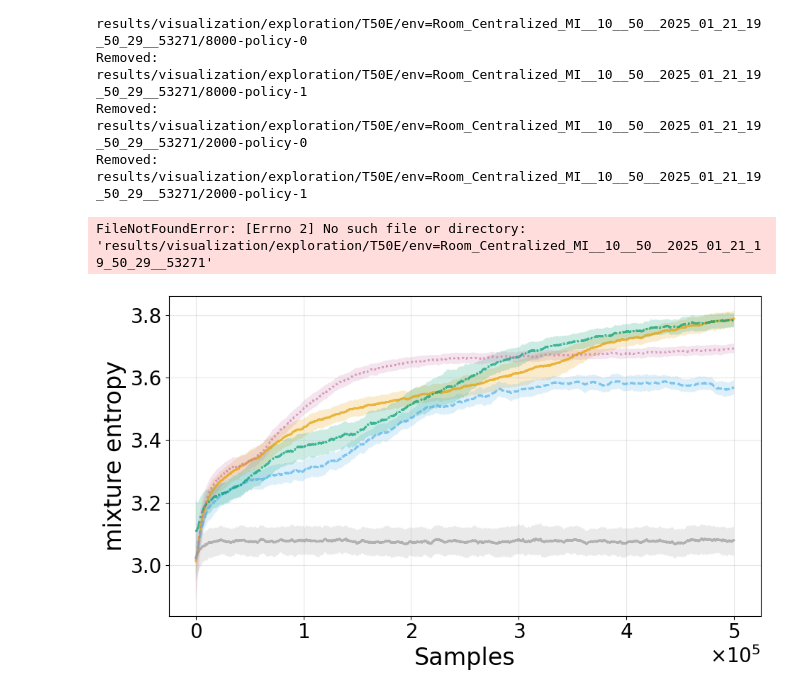
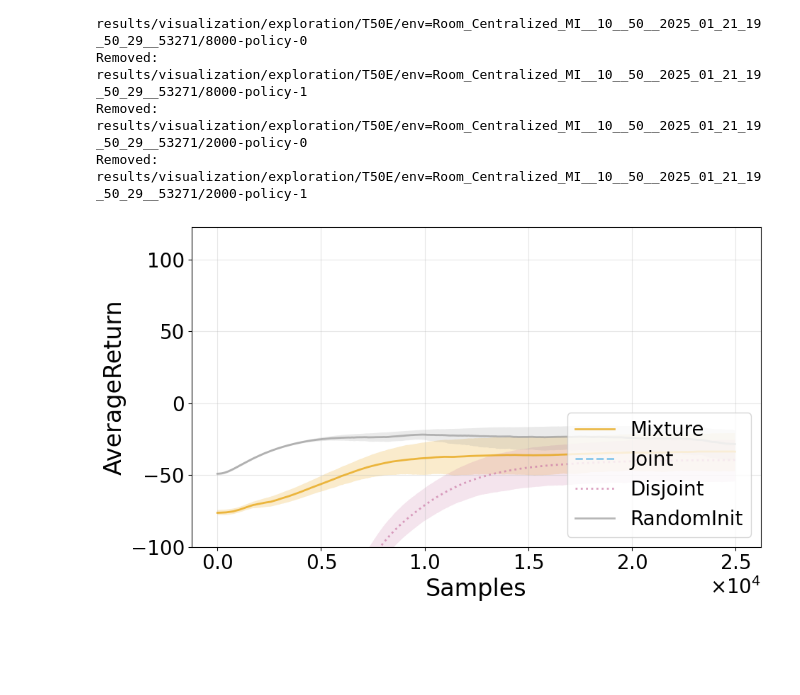
Before and after one commit to RiccZamboni/mepol, a Jupyter notebook: plotting.ipynb, the cells around one changed output. Cells and saved outputs as stored; diff of their text form; code cells hidden in the pictures; blank space fills up the shorter version.

```diff
--- a/plotting.ipynb
+++ b/plotting.ipynb
@@ -138,7 +138,7 @@ for folder in os.listdir(base_dir):
             print(f"Removed: {file_path}")
 # %%
 # Renaming Files as Folders
-base_dir = "results/visualization/exploration/T50E/"
+base_dir = "results/visualization/goal_rl/handreach/T25/"
 # Loop through all folders in the base directory
 for folder in os.listdir(base_dir):
     folder_path = os.path.join(base_dir, folder)
@@ -160,7 +160,7 @@ for folder in os.listdir(base_dir):
         print(f"Renamed: {file_path} -> {new_file_path}")
 # %%
 # Move Files in Main Folder and delete old folders
-parent_folder = "results/visualization/exploration/T50E/"
+parent_folder = "results/visualization/goal_rl/handreach/T25/"
 # Walk through the directory tree
 for root, dirs, files in os.walk(parent_folder, topdown=False):
     # Move all files in the current folder to the parent folder
@@ -186,7 +186,7 @@ for root, dirs, files in os.walk(parent_folder, topdown=False):
             print(f"Could not delete folder {root}: {e}")
 # %%
 #Simplify Names WHEN NOT in Folders
-base_dir = "results/visualization/exploration/T50E/"
+folder_path = "results/visualization/goal_rl/handreach/T25/"
 
 # Dictionary to track counts for each prefix
 prefix_counts = defaultdict(int)
@@ -209,8 +209,6 @@ for file in sorted(os.listdir(folder_path)):
             print(f"Renamed: {file} -> {new_name}")
         else:
             print(f"Skipping: {file} (unexpected format)")
-# %% [output]
-FileNotFoundError: [Errno 2] No such file or directory: 'results/visualization/exploration/T50E/env=Room_Centralized_MI__10__50__2025_01_21_19_50_29__53271'
 # %%
 #Simplify Names WHEN in Folders
 base_dir = "results/visualization/exploration/T50E/"
@@ -250,17 +248,18 @@ for folder in os.listdir(base_dir):
                     break
 # %%
 # Creating Data Structure For Plotting
-t_lenght = 50
+t_lenght = 25
 exp_name = "T" + f"{t_lenght}" # + "E"
-plotting_curve = "mixture entropy" # joint entropy, mixture entropy, entropy A1, entropy A2, AverageReturn
+plotting_curve = "AverageReturn" # joint entropy, mixture entropy, entropy A1, entropy A2, AverageReturn
 
 # Base directory containing the folders
-base_dir = f"results/visualization/exploration/{exp_name}"
-# base_dir = f"results/visualization/goal_rl/{exp_name}"
+#base_dir = f"results/visualization/exploration/{exp_name}"
+base_dir = f"results/visualization/goal_rl/handreach/{exp_name}"
 
 # Define the prefixes to look for
 # prefixes = ["MI_Centralized", "Centralized", "KL_Decentralized", "Decentralized", "RandomInit"]
-prefixes = ["Room_env=Room_MI_Centralized", "Room_env=Room_Centralized", "Room_env=Room_KL_Decentralized", "Room_env=Room_Decentralized", "Room_env=Room_Random"]
+prefixes = ["MI_Centralized", "Centralized", "Decentralized", "RandomInit"]
+#prefixes = ["Room_env=Room_MI_Centralized", "Room_env=Room_Centralized", "Room_env=Room_KL_Decentralized", "Room_env=Room_Decentralized", "Room_env=Room_Random"]
 # Dictionary to store data for each prefix
 data_by_prefix = {prefix: [] for prefix in prefixes}
 
@@ -293,11 +292,12 @@ for prefix, data in data_by_prefix.items():
 # %%
 # Blue scale color palette
 
-colorblind_palette = ['#E69F00', '#56B4E9', '#009E73', '#CC79A7', '#999999']
+colorblind_palette = ['#E69F00', '#56B4E9',  '#CC79A7', '#999999']
 # colorblind_palette = ['#E69F00', '#56B4E9', '#009E73',  '#CC79A7']
-line_styles = ['-', '--', '-.', ':', "-"]  # Line styles for differentiation
+line_styles = ['-', '--',  ':', "-"]  # Line styles for differentiation
 # line_styles = ['-', '--', '-.', ':']  # Line styles for differentiation
-legend_prefixes = ["Mixture", "Joint", "Disjoint Reg", "Disjoint", "RandomInit"]
+# legend_prefixes = ["Mixture", "Joint", "Disjoint Reg", "Disjoint", "RandomInit"]
+legend_prefixes = ["Mixture", "Joint",  "Disjoint", "RandomInit"]
 # legend_prefixes = ["Mixture", "Joint", "Disjoint Reg", "Disjoint"]
 
 # Set color and line style cycler
@@ -307,32 +307,34 @@ plt.rc('axes', prop_cycle=(cycler(color=colorblind_palette) + cycler(linestyle=l
 # Plot the results
 plt.figure(figsize=(10, 6))
 
 for (prefix, stats), label in zip(results.items(),legend_prefixes) :
     x = np.arange(len(stats["means"]))*t_lenght
 
     # Evaluate splines at finer x points
     mean_smooth = exponential_moving_average(stats["means"], alpha=0.01) #0.9 for pretraining
     lower_ci_smooth = exponential_moving_average(stats["lower_ci"], alpha=0.01)
     upper_ci_smooth = exponential_moving_average(stats["upper_ci"], alpha=0.01)
 
     # Plot smoothed mean and confidence intervals
     plt.plot(x, mean_smooth, label=label, linewidth=2, alpha=0.7)
     plt.fill_between(x, lower_ci_smooth, upper_ci_smooth, alpha=0.2)
 
 # Enforce scientific notation on both axes
 formatter = ScalarFormatter(useMathText=True)  # Use math text for better formatting
 formatter.set_scientific(True)  # Enable scientific notation
 formatter.set_powerlimits((-3, 3))  # Set range for scientific notation (e.g., 1e-3 to 1e3)
 ax = plt.gca()
 ax.xaxis.set_major_formatter(formatter)
 # ax.yaxis.set_major_formatter(formatter)
 # plt.title("Performance", fontsize=14)
 plt.xlabel("Samples")
 plt.ylabel(plotting_curve)
-# plt.legend(loc="lower right")
+plt.legend(loc="lower right")
 plt.grid(alpha=0.3)
+plt.ylim(ymin=-100)  # Sets only the lower limit
+#plt.ylim(ymax=40)
 plt.tight_layout()
 plt.savefig(f"{base_dir}/{plotting_curve}.pdf", format="pdf", dpi=300)
 plt.show()
 # %% [output]
-[figure, old version]
+[figure, new version]
```
Also changed, not shown: parts of 1 cell of this notebook, 4 other files.
